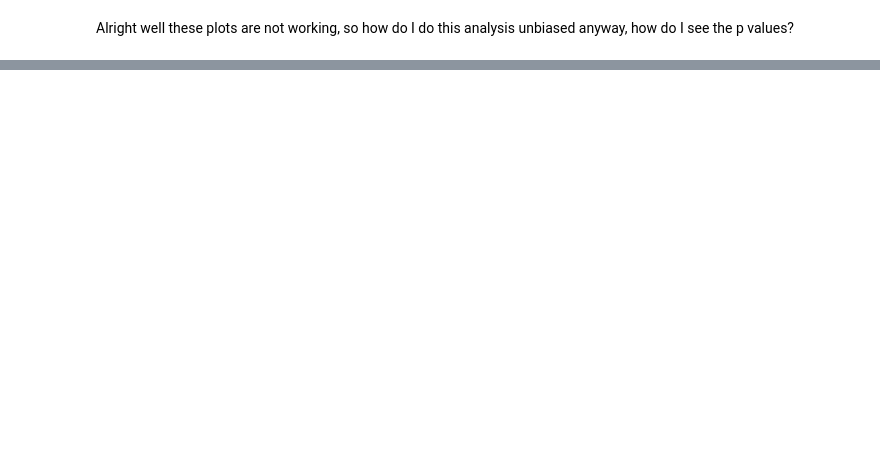
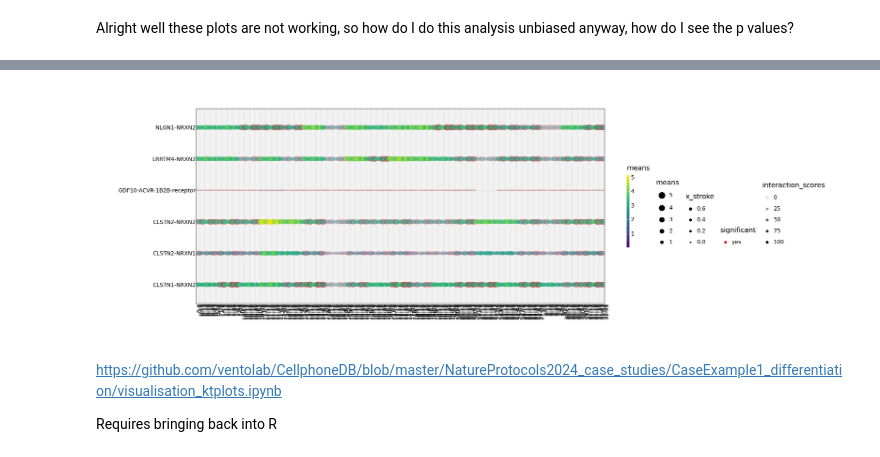
Before and after one commit to ggraham4/multiome_poa, a Jupyter notebook: Python/CellPhoneDb/cell_phone_db_first_attempt_030225.ipynb, the cells around one changed output, grey strips where cells are left out. Drawn from its saved outputs; the diff is of its cells as text; code cells hidden in the pictures; blank space fills up the shorter version.

```diff
--- a/Python/CellPhoneDb/cell_phone_db_first_attempt_030225.ipynb
+++ b/Python/CellPhoneDb/cell_phone_db_first_attempt_030225.ipynb
@@ -406,0 +511,9 @@ Alright well these plots are not working, so how do I do this analysis unbiased
+# %%
+merged_top_ranks = pd.merge(topmeans, topscores, left_index=True, right_index=True)
+result = pd.concat([cpdb_results['significant_means'].loc[merged_top_ranks.index,cols], merged_top_ranks], axis=1)
+# %%
+result = result[result['max_exprmean_column'] == result['max_score_column'] ]
+# %%
+result = result.sort_values('max_exprmean_value', ascending=False)
+result = result.sort_values('max_score_value', ascending=False)
+result
@@ -406,0 +534,3 @@ Alright well these plots are not working, so how do I do this analysis unbiased
+# %%
+topinteractions = result.interacting_pair[0:6]
+topinteractions
@@ -406,0 +545,23 @@ Alright well these plots are not working, so how do I do this analysis unbiased
+# %%
+kpy.plot.plot_cpdb(
+    adata = adata,
+    cell_type1 = "0|1|3|27",
+    cell_type2 = "0|1|3|27|20",
+    means = cpdb_results['means'],
+    pvals = cpdb_results['relevant_interactions'],
+    celltype_key = "harmony.wnn_res0.4_clusters",
+    genes = topinteractions,
+    figsize = (16,5),
+    max_size = 5,
+    highlight_size = 0.75,
+    degs_analysis = False,
+    standard_scale = False,
+    interaction_scores = cpdb_results['interaction_scores'],
+    scale_alpha_by_interaction_scores=True,
+)
+# %% [output]
+[figure, added]
+# %% [markdown]
+https://github.com/ventolab/CellphoneDB/blob/master/NatureProtocols2024_case_studies/CaseExample1_differentiation/visualisation_ktplots.ipynb
+
+Requires bringing back into R
```
Also changed, not shown: parts of 42 cells of this notebook, 3 other files.
